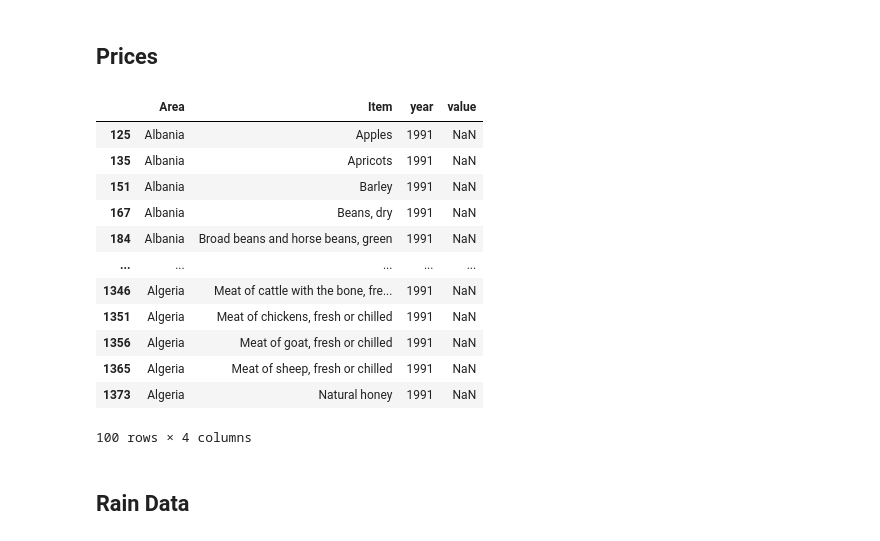
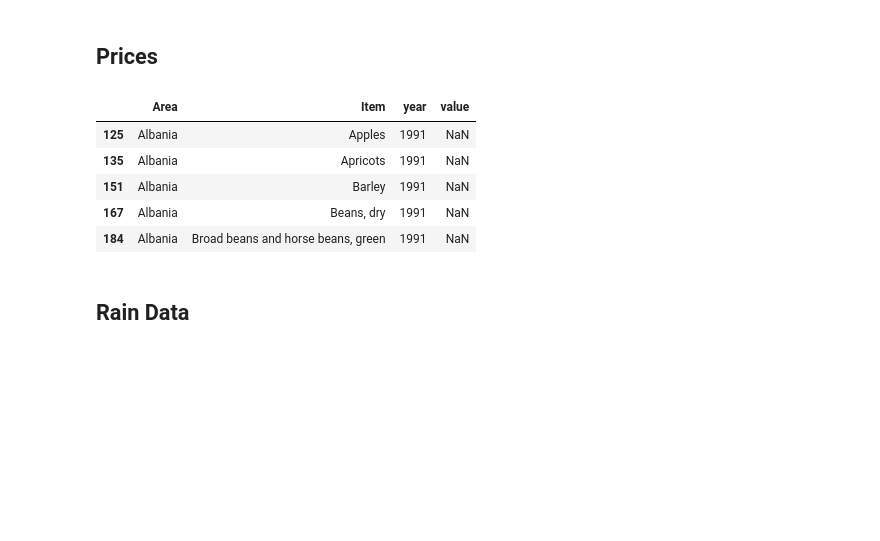
Before and after one commit to hunterblum/CloudFinal-Team1, a Jupyter notebook: Data/Clean_Wrangle.ipynb, the cells around one changed output. Cells and saved outputs as stored; diff of their text form; code cells hidden in the pictures; blank space fills up the shorter version.

```diff
--- a/Data/Clean_Wrangle.ipynb
+++ b/Data/Clean_Wrangle.ipynb
@@ -96,36 +107,30 @@ fert_com.head()
 # %%
 prices = pd.read_csv('Prices.csv')
 prices.head(5)
 
 # More different cols
 years_list = prices.iloc[:, 11:75].columns.values.tolist()
 
 # Melt to get rows
 prices_long = pd.melt(prices, id_vars = ['Area', 'Item', 'Element', 'Months'],
                       value_vars = years_list, var_name="year")
 
 prices_long['year']=  prices_long['year'].str.extract(r'(\d+)', expand=False)
 prices_long = prices_long[prices_long['Element'] == 'Producer Price (USD/tonne)']
 prices_long = prices_long.drop(['Element', 'Months'], axis = 1)
 prices_long['value'] = prices_long['value'].astype(float)
 prices_long['year'] = prices_long['year'].astype(int)
 
+prices_long = prices_long.drop_duplicates()
 
-prices_long.head(100)
+prices_long.head()
 # %% [output]
 |  | Area | Item | year | value |
 | 125 | Albania | Apples | 1991 | NaN |
 | 135 | Albania | Apricots | 1991 | NaN |
 | 151 | Albania | Barley | 1991 | NaN |
 | 167 | Albania | Beans, dry | 1991 | NaN |
 | 184 | Albania | Broad beans and horse beans, green | 1991 | NaN |
-| ... | ... | ... | ... | ... |
-| 1346 | Algeria | Meat of cattle with the bone, fre... | 1991 | NaN |
-| 1351 | Algeria | Meat of chickens, fresh or chilled | 1991 | NaN |
-| 1356 | Algeria | Meat of goat, fresh or chilled | 1991 | NaN |
-| 1365 | Algeria | Meat of sheep, fresh or chilled | 1991 | NaN |
-| 1373 | Algeria | Natural honey | 1991 | NaN |
-100 rows × 4 columns
 # %% [markdown]
 ## Rain Data
 # %%
```
Also changed, not shown: parts of 5 cells of this notebook, 1 other file.
